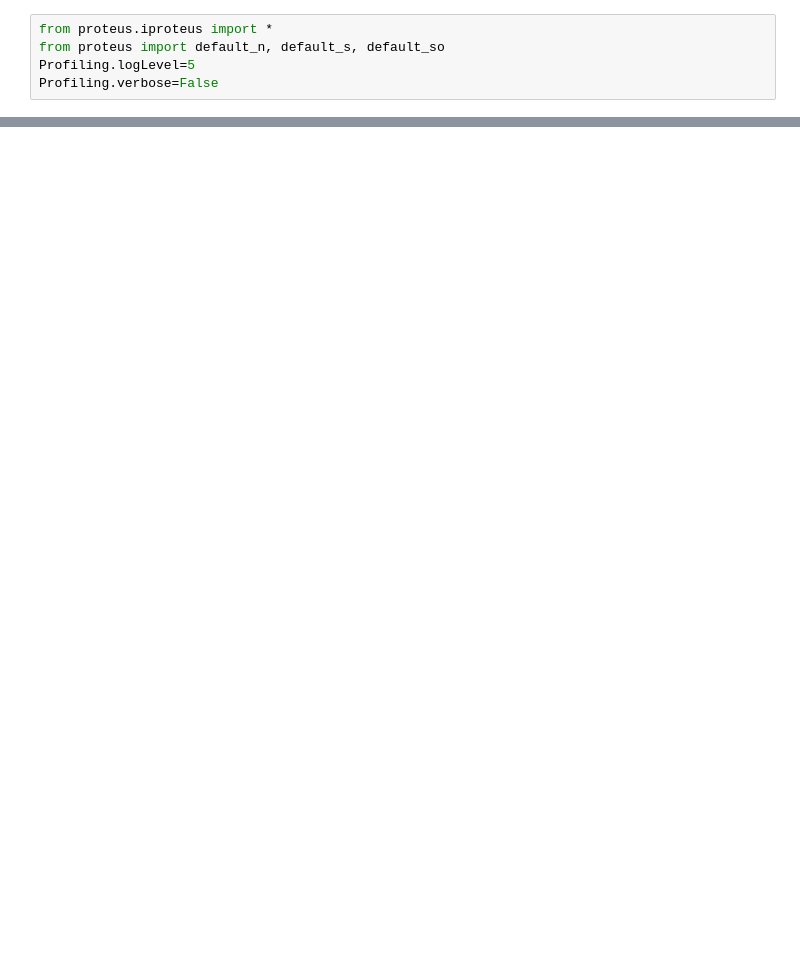
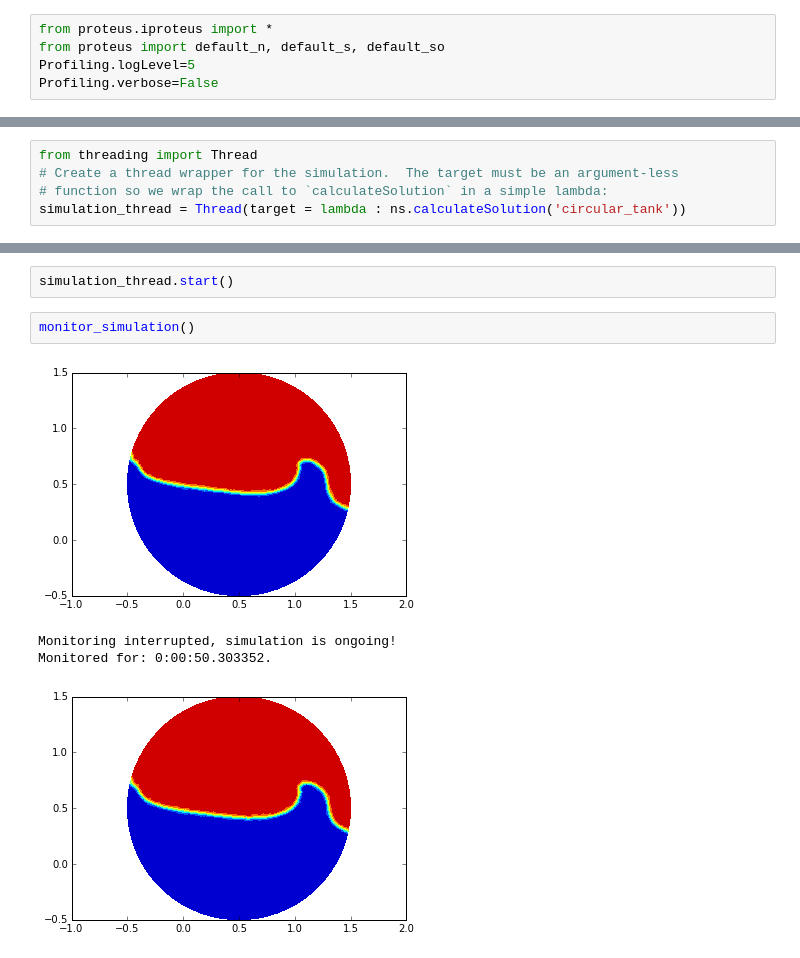
Before and after one commit to erdc/proteus-ps, a Jupyter notebook: NavierStokesNotebooks/CircularTankSloshing.ipynb, the cells around one changed output, grey strips where cells are left out. Saved outputs shown, nothing was run; the diff lists cells and outputs as text; blank space fills up the shorter version.

Commit message:
cleaned up tank inputs and notebook

```diff
--- a/NavierStokesNotebooks/CircularTankSloshing.ipynb
+++ b/NavierStokesNotebooks/CircularTankSloshing.ipynb
@@ -183,0 +148,5 @@ KeyboardInterrupt:
+# %%
+from threading import Thread
+# Create a thread wrapper for the simulation.  The target must be an argument-less
+# function so we wrap the call to `calculateSolution` in a simple lambda:
+simulation_thread = Thread(target = lambda : ns.calculateSolution('circular_tank'))
@@ -183,0 +224,9 @@ KeyboardInterrupt:
+# %%
+simulation_thread.start()
+# %%
+monitor_simulation()
+# %% [output]
+[figure, added]
+Monitoring interrupted, simulation is ongoing!
+Monitored for: 0:00:50.303352.
+[figure, added]
```
Also changed, not shown: parts of 11 cells of this notebook, 15 other files.
